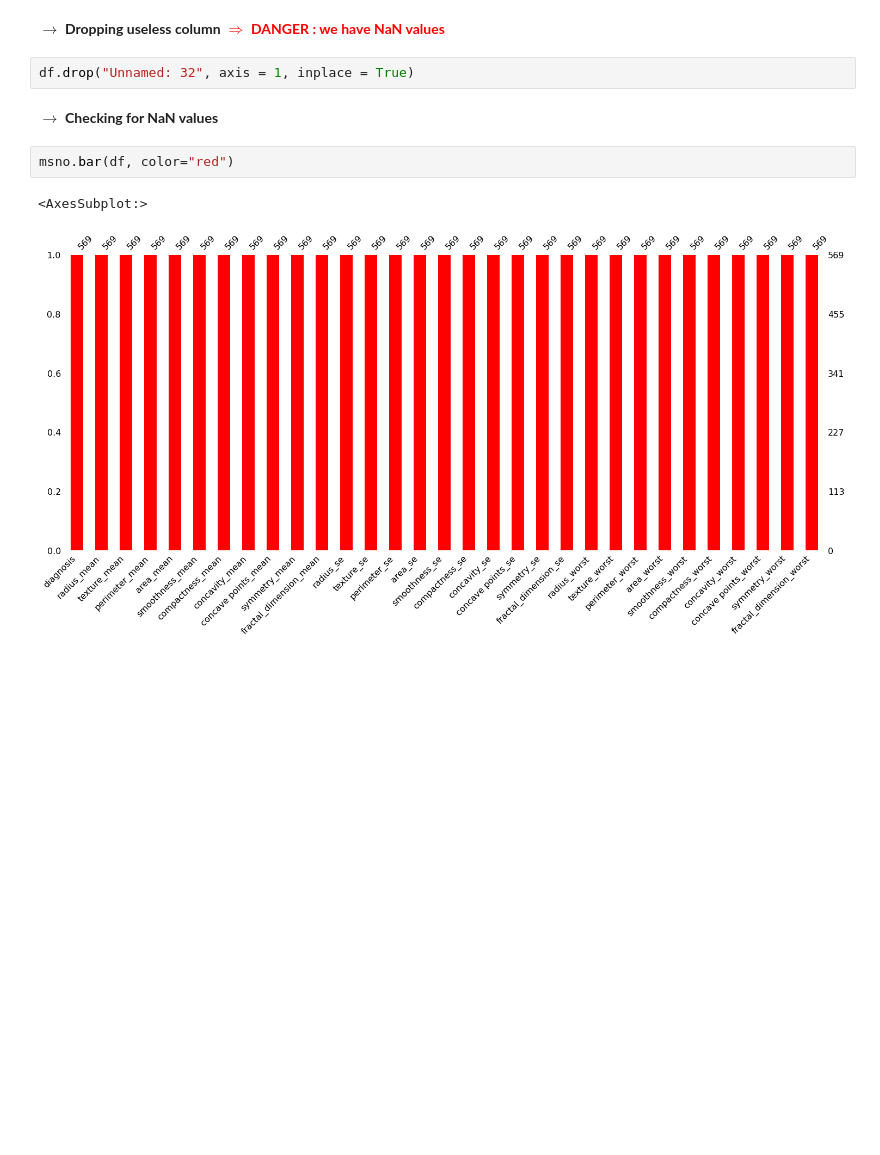
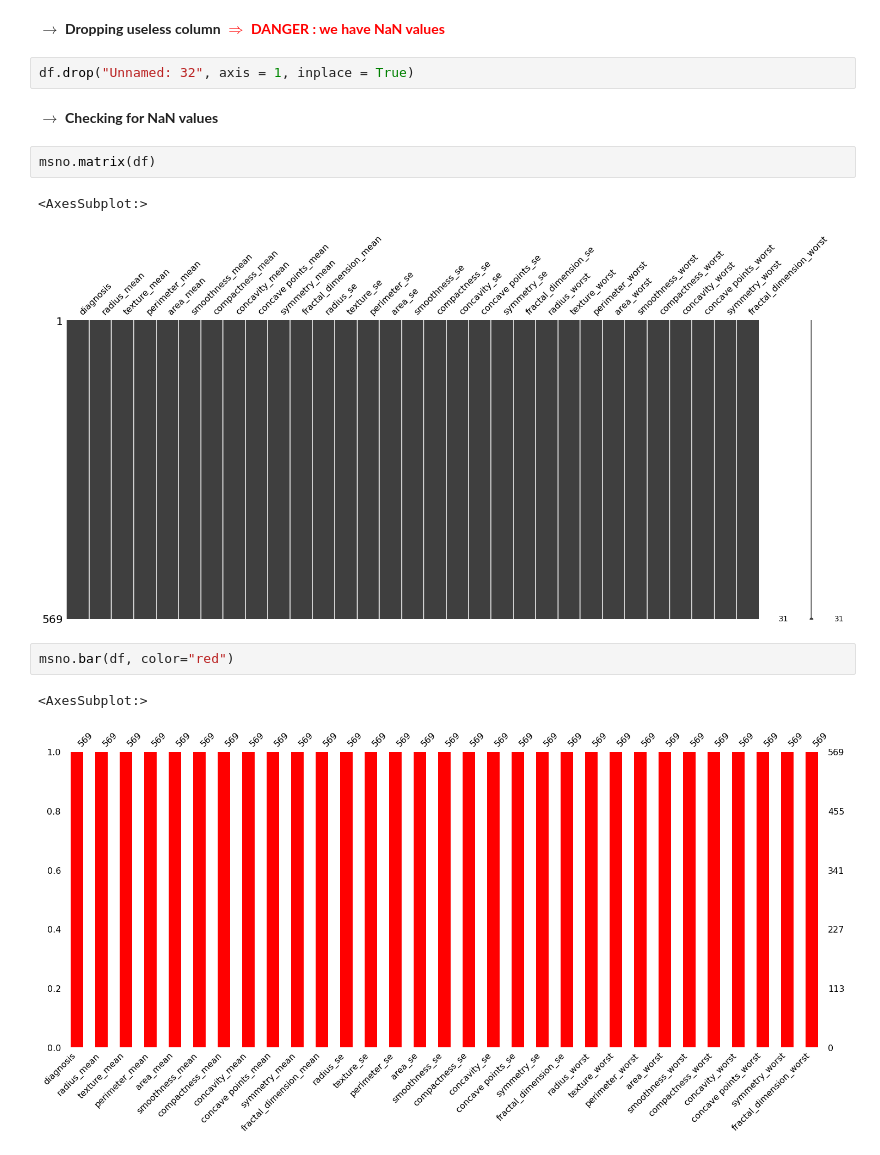
Before and after one commit to lcsrodriguez/intro-ml-assignment, a Jupyter notebook: assignment.ipynb, the cells around one changed output. Saved outputs shown, nothing was run; the diff lists cells and outputs as text; blank space fills up the shorter version.

```diff
--- a/assignment.ipynb
+++ b/assignment.ipynb
@@ -524,6 +536,11 @@ $\longrightarrow$ **Dropping useless column** <b style="color:red">$\Longrightar
 df.drop("Unnamed: 32", axis = 1, inplace = True)
 # %% [markdown]
 $\longrightarrow$ **Checking for NaN values**
+# %%
+msno.matrix(df)
+# %% [output]
+<AxesSubplot:>
+[figure, added]
 # %%
 msno.bar(df, color="red")
 # %% [output]
```
Also changed, not shown: parts of 17 cells of this notebook.
